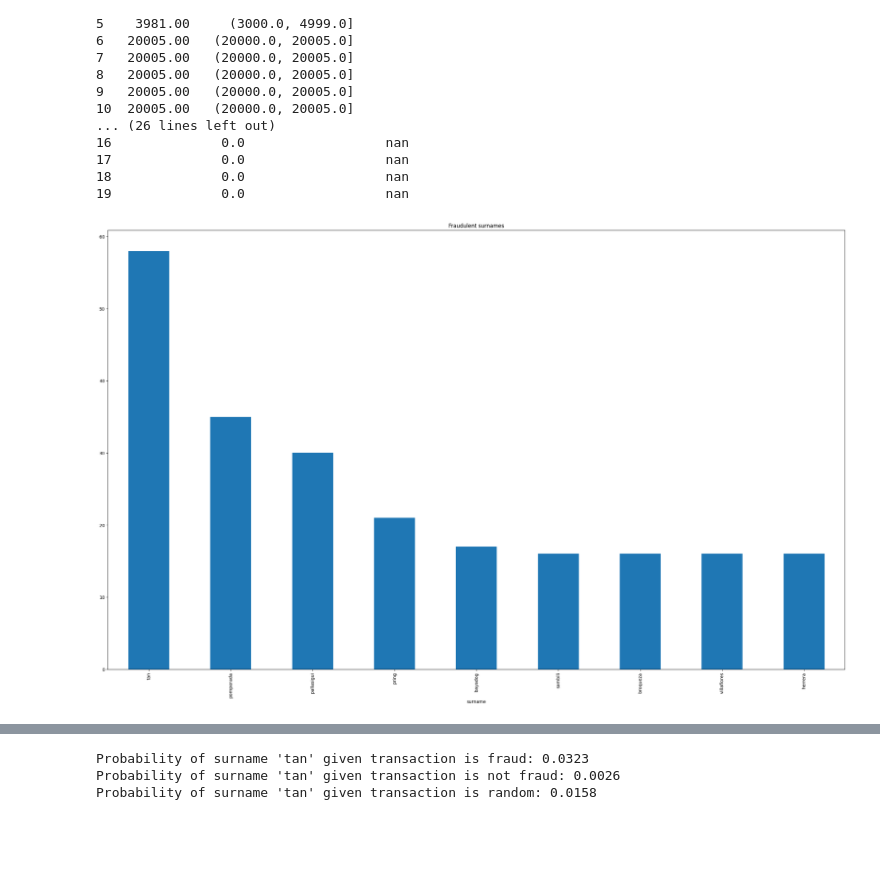
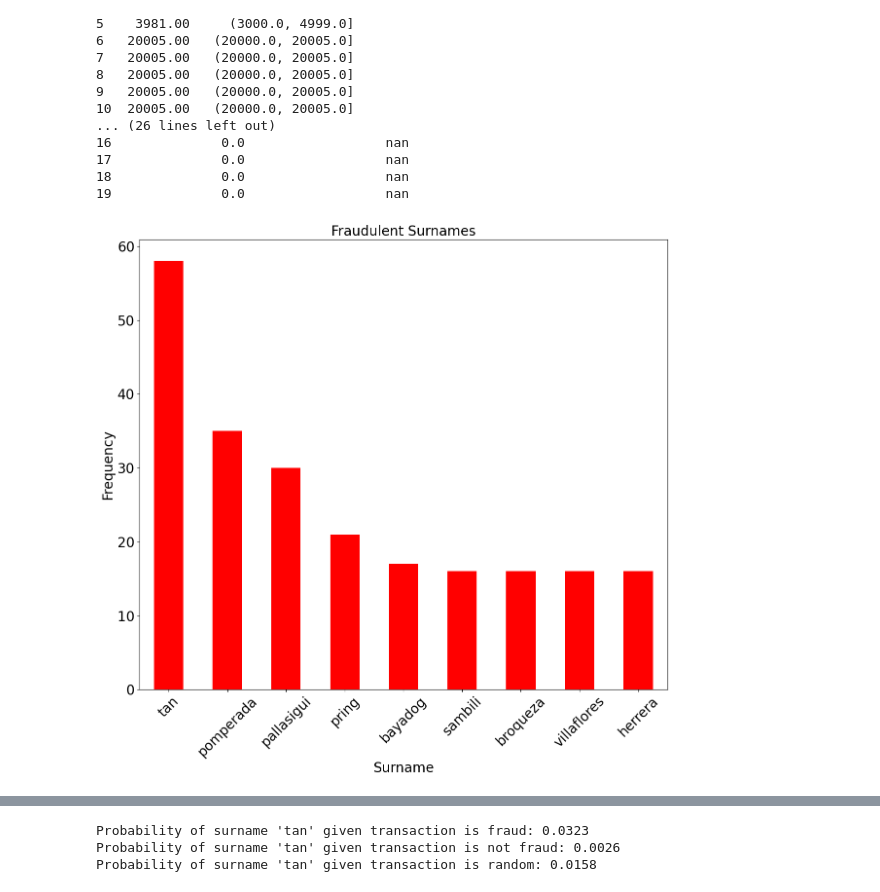
Before and after one commit to shikivaahan/graph-analysis, a Jupyter notebook: EDA.ipynb, the cells around one changed output, grey strips where cells are left out. Drawn from its saved outputs; the diff is of its cells as text; code cells hidden in the pictures; blank space fills up the shorter version.

```diff
--- a/EDA.ipynb
+++ b/EDA.ipynb
@@ -97,10 +99,15 @@ fraud = df[df['is_fraud'] == 1]
 not_fraud = df[df['is_fraud'] == 0]
 # %%
 # Plot the number of fraudulent transactions per surname
-plt.figure(figsize=(30, 18))
-fraud['surname'].value_counts().loc[lambda x: x > 15].plot(kind='bar', title='Fraudulent surnames')
+plt.figure(figsize=(14, 12))
+fraud['surname'].value_counts().loc[lambda x: x > 15].plot(kind='bar', title='Fraudulent Surnames', color='red')
+plt.xticks(rotation=45, fontsize=20)
+plt.yticks(fontsize=20)
+plt.ylabel('Frequency', fontsize=20)
+plt.xlabel('Surname', fontsize=20)
+plt.title('Fraudulent Surnames', fontsize=20)
 plt.show()
 # %% [output]
-[figure, old version]
+[figure, new version]
 # %%
 # Plot the number of legit transactions per surname
```
Also changed, not shown: parts of 9 cells of this notebook.
